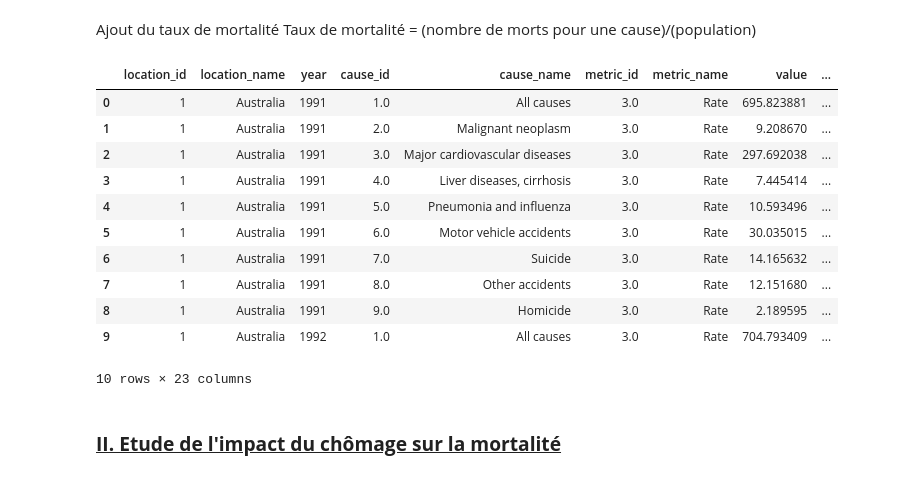
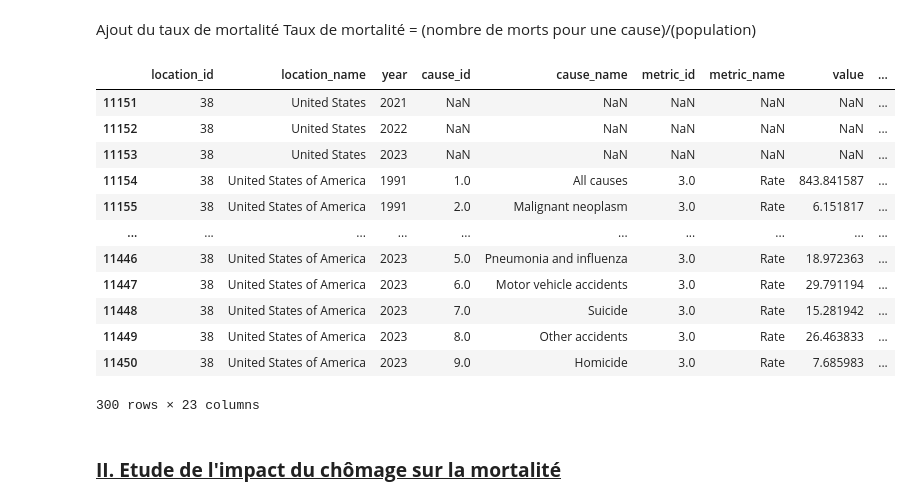
Before and after one commit to eleanorpaineau/Projet-Python, a Jupyter notebook: notebook_principal.ipynb, the cells around one changed output. Saved outputs shown, nothing was run; the diff lists cells and outputs as text; code cells hidden in the pictures.

```diff
--- a/notebook_principal.ipynb
+++ b/notebook_principal.ipynb
@@ -194,20 +194,21 @@ Taux de mortalité = (nombre de morts pour une cause)/(population)
 # %%
 df_final["taux_mortalite"]=100*df_final["value"]/df_final["Population"]
 
-df_final.head(10)
+df_final.tail(300)
 # %% [output]
 |  | location_id | location_name | year | cause_id | cause_name | metric_id | metric_name | value | ... |
-| 0 | 1 | Australia | 1991 | 1.0 | All causes | 3.0 | Rate | 695.823881 | ... |
-| 1 | 1 | Australia | 1991 | 2.0 | Malignant neoplasm | 3.0 | Rate | 9.208670 | ... |
-| 2 | 1 | Australia | 1991 | 3.0 | Major cardiovascular diseases | 3.0 | Rate | 297.692038 | ... |
-| 3 | 1 | Australia | 1991 | 4.0 | Liver diseases, cirrhosis | 3.0 | Rate | 7.445414 | ... |
-| 4 | 1 | Australia | 1991 | 5.0 | Pneumonia and influenza | 3.0 | Rate | 10.593496 | ... |
-| 5 | 1 | Australia | 1991 | 6.0 | Motor vehicle accidents | 3.0 | Rate | 30.035015 | ... |
-| 6 | 1 | Australia | 1991 | 7.0 | Suicide | 3.0 | Rate | 14.165632 | ... |
-| 7 | 1 | Australia | 1991 | 8.0 | Other accidents | 3.0 | Rate | 12.151680 | ... |
-| 8 | 1 | Australia | 1991 | 9.0 | Homicide | 3.0 | Rate | 2.189595 | ... |
-| 9 | 1 | Australia | 1992 | 1.0 | All causes | 3.0 | Rate | 704.793409 | ... |
+| 11151 | 38 | United States | 2021 | NaN | NaN | NaN | NaN | NaN | ... |
+| 11152 | 38 | United States | 2022 | NaN | NaN | NaN | NaN | NaN | ... |
+| 11153 | 38 | United States | 2023 | NaN | NaN | NaN | NaN | NaN | ... |
+| 11154 | 38 | United States of America | 1991 | 1.0 | All causes | 3.0 | Rate | 843.841587 | ... |
+| 11155 | 38 | United States of America | 1991 | 2.0 | Malignant neoplasm | 3.0 | Rate | 6.151817 | ... |
+| ... | ... | ... | ... | ... | ... | ... | ... | ... | ... |
+| 11446 | 38 | United States of America | 2023 | 5.0 | Pneumonia and influenza | 3.0 | Rate | 18.972363 | ... |
+| 11447 | 38 | United States of America | 2023 | 6.0 | Motor vehicle accidents | 3.0 | Rate | 29.791194 | ... |
+| 11448 | 38 | United States of America | 2023 | 7.0 | Suicide | 3.0 | Rate | 15.281942 | ... |
+| 11449 | 38 | United States of America | 2023 | 8.0 | Other accidents | 3.0 | Rate | 26.463833 | ... |
+| 11450 | 38 | United States of America | 2023 | 9.0 | Homicide | 3.0 | Rate | 7.685983 | ... |
-10 rows × 23 columns
+300 rows × 23 columns
 # %% [markdown]
 ### **<u> II. Etude de l'impact du chômage sur la mortalité <u>**
 # %% [markdown]
```
Also changed, not shown: parts of 3 cells of this notebook.
